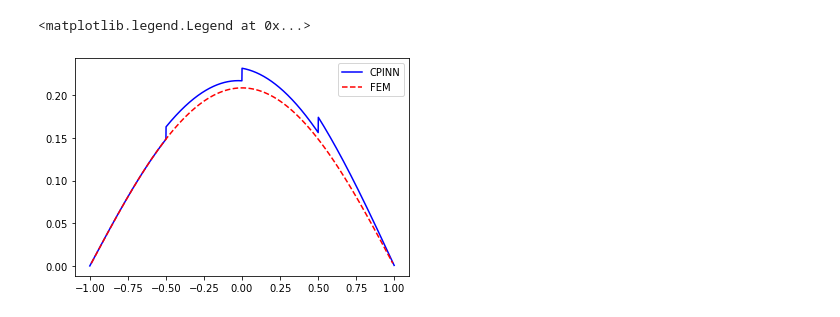
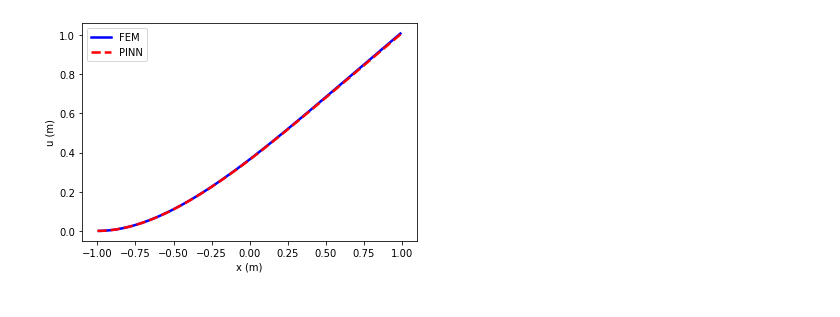
Before and after one commit to joon-stack/FBPINN_torch, a Jupyter notebook: compare_with_FEM.ipynb, the cells around one changed output. Drawn from its saved outputs; the diff is of its cells as text; code cells hidden in the pictures.

```diff
--- a/compare_with_FEM.ipynb
+++ b/compare_with_FEM.ipynb
@@ -9,13 +12,13 @@ import matplotlib.pyplot as plt
 # %%
-fpath = './models/cpinn_trial_25.data'
+fpath = './models/prob3.data'
 state_dict = torch.load(fpath)
 
-points = [-1.0, -0.5, 0.0, 0.5, 1.0]
+points = [-1.0,0.0, 0.5,1.0]
 domain_no = len(points) - 1
 global_lb = -1.0
 global_rb = 1.0
 
-figure_path = None
+figure_path = "./figures/"
 
 model = CPINN(domain_no, global_lb, global_rb, figure_path)
 
@@ -24,6 +27,7 @@ sample = {'Model{}'.format(i+1): PINN(i).cuda() for i in range(domain_no)}
 model.module_update(sample)
 model.make_domains(points)
 model.make_boundaries(points)
+model.plot_domains()
 
 model.load_state_dict(state_dict)
 # %% [output]
@@ -44,7 +45,7 @@ test = make_tensor([-0.5, -0.5 + dw])
 # %%
 output = model(points_tensor)
 # %%
-fname = "./data/cont_beam.txt"
+fname = "./data/prob2.txt"
 data = np.loadtxt(fname=fname)
 
 x, y, u = data.T
@@ -51,7 +74,12 @@ x, y, u = data.T
 # %%
-plt.plot(plots , output.cpu().detach().numpy(), 'b', label='CPINN')
-plt.plot(x, u, 'r--', label='FEM')
+
+# plt.plot(plots, np.abs(output2.cpu().detach().numpy()),  'g', linewidth=2.5, label='PINN')
+plt.plot(x, u, 'b', linewidth=2.5, label='FEM')
+plt.plot(plots, np.abs(output.cpu().detach().numpy()), 'r--', linewidth=2.5, label='PINN')
+plt.xlabel('x (m)')
+plt.ylabel('u (m)')
+plt.rc('font', size=10)
 plt.legend()
+plt.savefig('./figures/res2.svg')
 # %% [output]
-<matplotlib.legend.Legend at 0x...>
-[figure, old version]
+[figure, new version]
```
Also changed, not shown: parts of 15 cells of this notebook, 8 other files.
